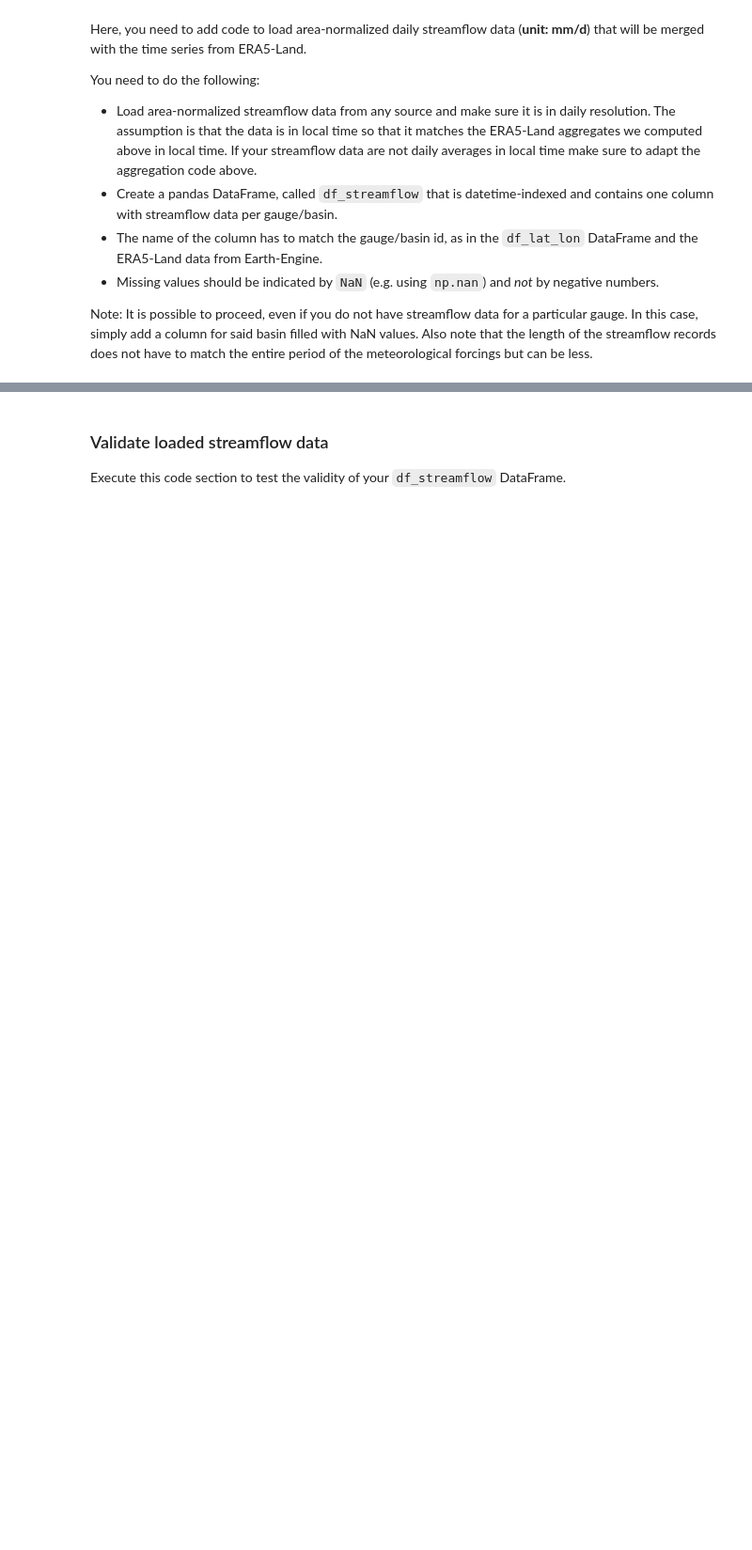
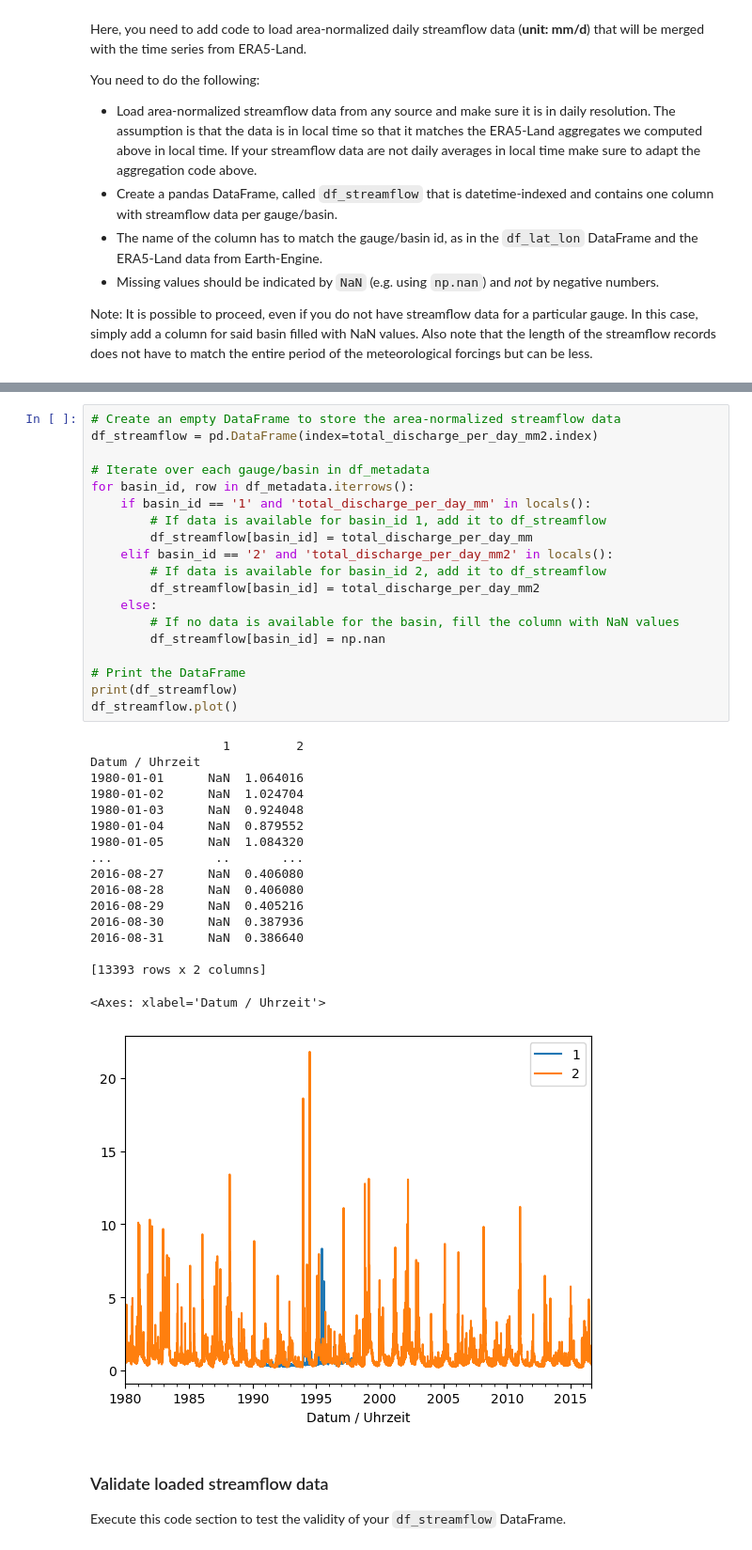
Before and after one commit to Ash-Manoj/Caravan_local, a Jupyter notebook: code/Caravan_part2_local_postprocessing.ipynb, the cells around one changed output, grey strips where cells are left out. Shown: that part at 94% size. Drawn from its saved outputs; the diff is of its cells as text; blank space fills up the shorter version.

```diff
--- a/code/Caravan_part2_local_postprocessing.ipynb
+++ b/code/Caravan_part2_local_postprocessing.ipynb
@@ -305,3 +428,40 @@ df_streamflow = ...
+# %%
+# Create an empty DataFrame to store the area-normalized streamflow data
+df_streamflow = pd.DataFrame(index=total_discharge_per_day_mm2.index)
+
+# Iterate over each gauge/basin in df_metadata
+for basin_id, row in df_metadata.iterrows():
+    if basin_id == '1' and 'total_discharge_per_day_mm' in locals():
+        # If data is available for basin_id 1, add it to df_streamflow
+        df_streamflow[basin_id] = total_discharge_per_day_mm
+    elif basin_id == '2' and 'total_discharge_per_day_mm2' in locals():
+        # If data is available for basin_id 2, add it to df_streamflow
+        df_streamflow[basin_id] = total_discharge_per_day_mm2
+    else:
+        # If no data is available for the basin, fill the column with NaN values
+        df_streamflow[basin_id] = np.nan
+
+# Print the DataFrame
+print(df_streamflow)
+df_streamflow.plot()
+# %% [output]
+                  1         2
+Datum / Uhrzeit
+1980-01-01      NaN  1.064016
+1980-01-02      NaN  1.024704
+1980-01-03      NaN  0.924048
+1980-01-04      NaN  0.879552
+1980-01-05      NaN  1.084320
+...              ..       ...
+2016-08-27      NaN  0.406080
+2016-08-28      NaN  0.406080
+2016-08-29      NaN  0.405216
+2016-08-30      NaN  0.387936
+2016-08-31      NaN  0.386640
+
+[13393 rows x 2 columns]
+<Axes: xlabel='Datum / Uhrzeit'>
+[figure, added]
 # %% [markdown]
 ### Validate loaded streamflow data
 Execute this code section to test the validity of your `df_streamflow` DataFrame.
```
Also changed, not shown: parts of 17 cells of this notebook, 5 other files.
